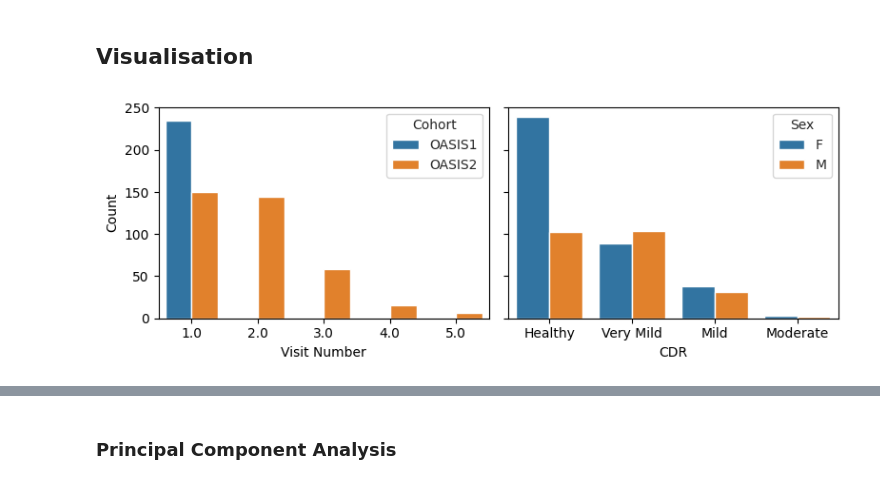
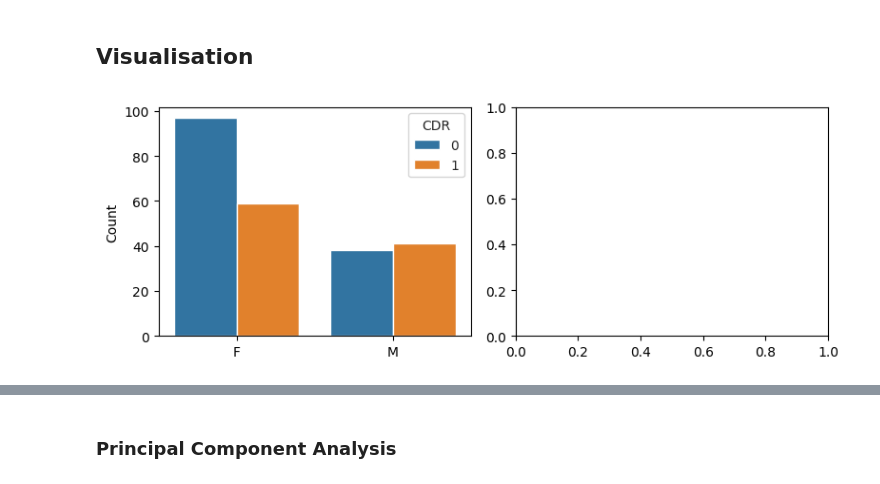
Before and after one commit to RiboRings/AlzheimerPrediction, a Jupyter notebook: learning-about-ad.ipynb, the cells around one changed output, grey strips where cells are left out. Saved outputs shown, nothing was run; the diff lists cells and outputs as text; code cells hidden in the pictures.

```diff
--- a/learning-about-ad.ipynb
+++ b/learning-about-ad.ipynb
@@ -35,10 +35,7 @@ df.index = df.pop("ID")
 # %%
 from sklearn import preprocessing
 
-# Create LabelEncoder
-le = preprocessing.LabelEncoder()
-# Encode original CDR from (0, 0.5, 1, 1.5, 2) to (0, 1, 2, 3)
-df["CDR"] = le.fit_transform(df["CDR"])
+df["CDR"] = df["CDR"].map({0: 0, 0.5: 1, 1: 1, 2: 1, 3: 1})
 
 # Split preprocessed datasets
 df_cross = df.loc[df["Cohort"] == "OASIS1", ]
@@ -48,26 +45,25 @@ df_long = df.loc[df["Cohort"] == "OASIS2", ]
 # %%
 from matplotlib import pyplot as plt
 import seaborn as sns
 
 df["Visit"] = df["Visit"].fillna(value=1)
 
 ncol = 2
-fig, axes = plt.subplots(1, ncol, sharey=True)
+fig, axes = plt.subplots(1, ncol)
 
 fig.set_figheight(3)
 fig.set_figwidth(8)
 sns.set_style("ticks")
 
-sns.countplot(df, x="Visit", hue="Cohort", ax=axes[0])
-axes[0].set_xlabel("Visit Number")
+sns.countplot(df_cross, x="M/F", hue="CDR", ax=axes[0])
+axes[0].set_xlabel("")
 axes[0].set_ylabel("Count")
+#axes[0].legend(title="Sex")
+#axes[0].set_xticks(df["CDR"].unique(), ["Control", "Demented"])
 
-sns.countplot(df, x="CDR", hue="M/F", ax=axes[1])
-axes[1].set_ylabel("")
-axes[1].legend(title="Sex")
-axes[1].set_xticks(df["CDR"].unique(), ["Healthy", "Very Mild", "Mild", "Moderate"])
+#sns.scatterplot(d)
 
 plt.tight_layout()
 # %% [output]
-[figure, old version]
+[figure, new version]
 # %%
```
Also changed, not shown: parts of 29 cells of this notebook.
